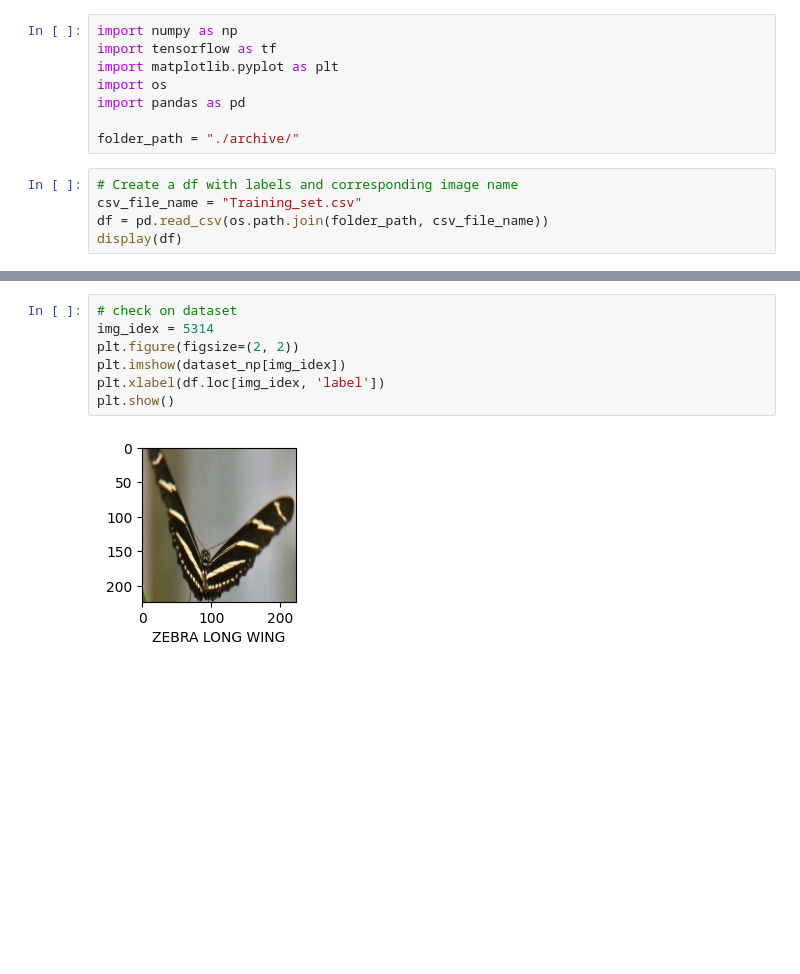
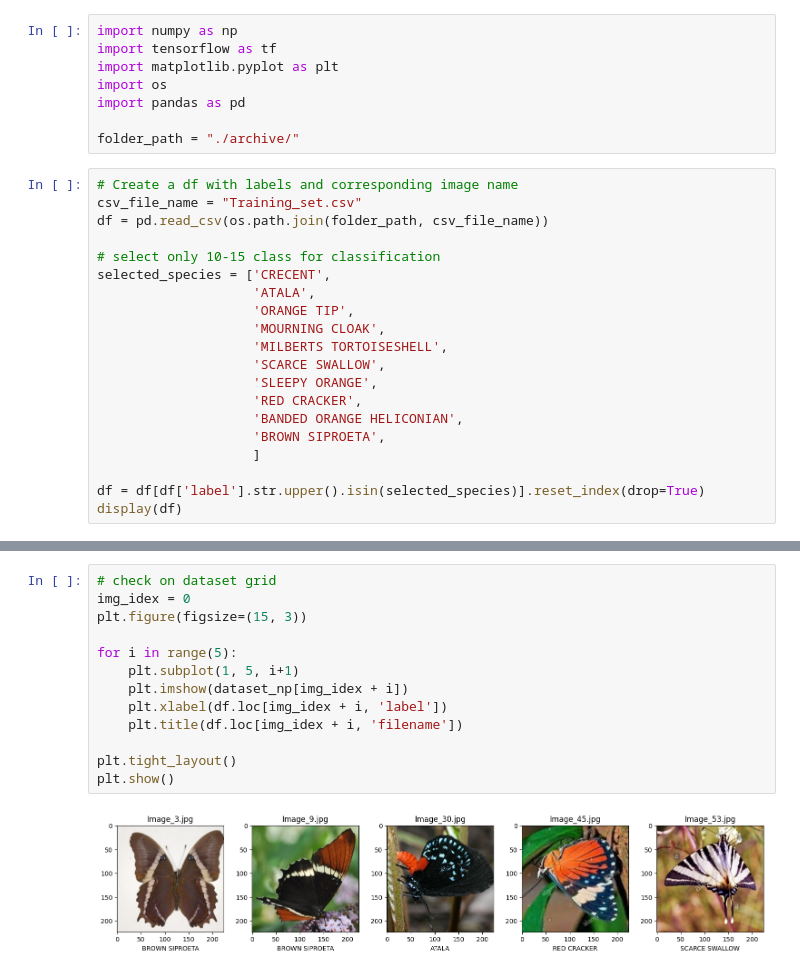
Before and after one commit to Stefano-Bozzi/LepidopterAI, a Jupyter notebook: Data_collection_and_manipulation.ipynb, the cells around one changed output, grey strips where cells are left out. Drawn from its saved outputs; the diff is of its cells as text; blank space fills up the shorter version.

Commit message:
chore: select only 10 species, label to array

```diff
--- a/Data_collection_and_manipulation.ipynb
+++ b/Data_collection_and_manipulation.ipynb
@@ -12,6 +12,21 @@ folder_path = "./archive/"
 # Create a df with labels and corresponding image name
 csv_file_name = "Training_set.csv"
 df = pd.read_csv(os.path.join(folder_path, csv_file_name))
+
+# select only 10-15 class for classification
+selected_species = ['CRECENT',
+                    'ATALA',
+                    'ORANGE TIP',
+                    'MOURNING CLOAK',
+                    'MILBERTS TORTOISESHELL',
+                    'SCARCE SWALLOW',
+                    'SLEEPY ORANGE',
+                    'RED CRACKER',
+                    'BANDED ORANGE HELICONIAN',
+                    'BROWN SIPROETA',
+                    ]
+
+df = df[df['label'].str.upper().isin(selected_species)].reset_index(drop=True)
 display(df)
 # %% [output]
 |  | filename | label |
@@ -98,11 +113,17 @@ images checked
 
 Invalid images list: []
 # %%
-# check on dataset
-img_idex = 5314
-plt.figure(figsize=(2, 2))
-plt.imshow(dataset_np[img_idex])
-plt.xlabel(df.loc[img_idex, 'label'])
+# check on dataset grid
+img_idex = 0
+plt.figure(figsize=(15, 3))
+
+for i in range(5):
+    plt.subplot(1, 5, i+1)
+    plt.imshow(dataset_np[img_idex + i])
+    plt.xlabel(df.loc[img_idex + i, 'label'])
+    plt.title(df.loc[img_idex + i, 'filename'])
+
+plt.tight_layout()
 plt.show()
 # %% [output]
-[figure, old version]
+[figure, new version]
```
Also changed, not shown: parts of 4 cells of this notebook.
